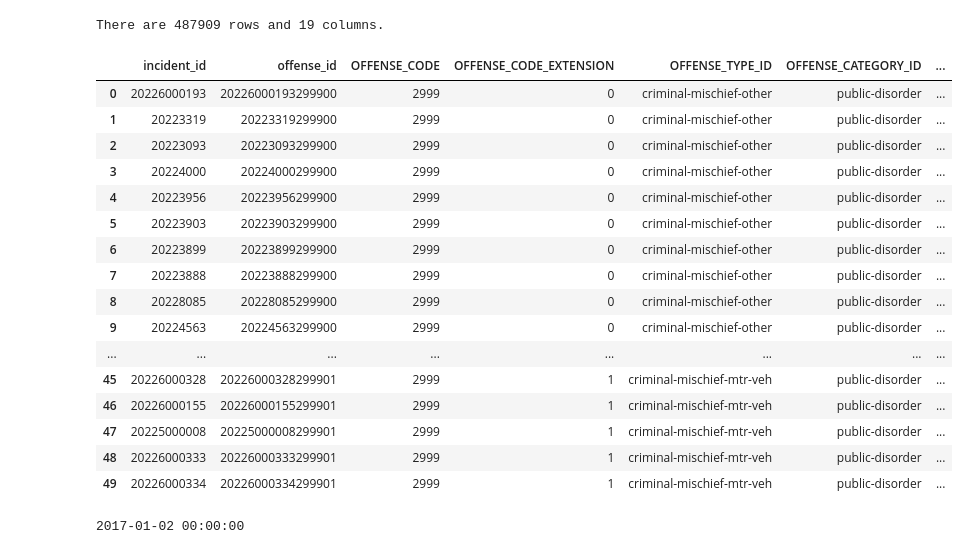
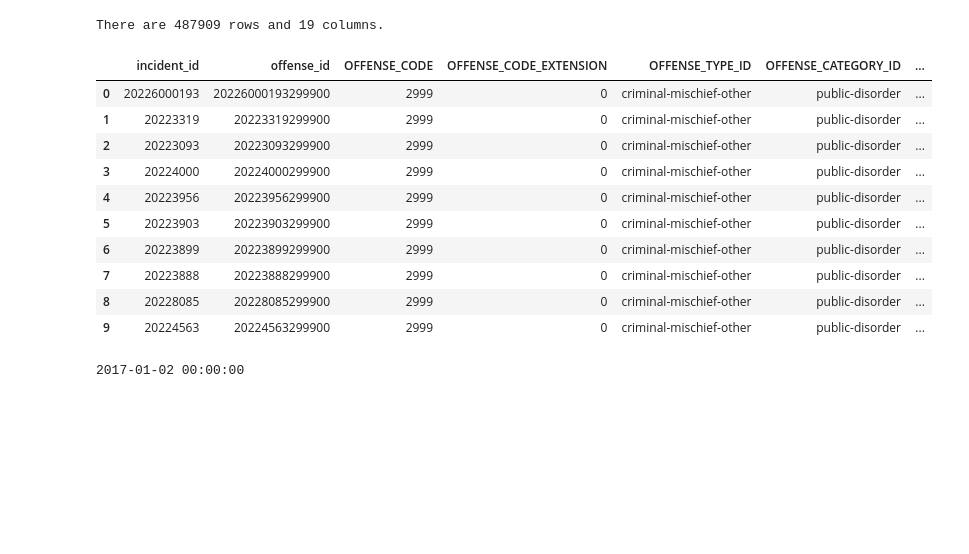
Before and after one commit to anzhelikasuchkova/Movie-Recommendation-Project, a Jupyter notebook: Crime_Data_Practice.ipynb, the cells around one changed output. Cells and saved outputs as stored; diff of their text form; code cells hidden in the pictures; blank space fills up the shorter version.

```diff
--- a/Crime_Data_Practice.ipynb
+++ b/Crime_Data_Practice.ipynb
@@ -19,25 +19,19 @@ print(f'There are {nRow} rows and {nCol} columns.')
 # %% [output]
 There are 487909 rows and 19 columns.
 # %%
-df.head(50)
+df.head(10)
 # %% [output]
 |  | incident_id | offense_id | OFFENSE_CODE | OFFENSE_CODE_EXTENSION | OFFENSE_TYPE_ID | OFFENSE_CATEGORY_ID | ... |
 | 0 | 20226000193 | 20226000193299900 | 2999 | 0 | criminal-mischief-other | public-disorder | ... |
 | 1 | 20223319 | 20223319299900 | 2999 | 0 | criminal-mischief-other | public-disorder | ... |
 | 2 | 20223093 | 20223093299900 | 2999 | 0 | criminal-mischief-other | public-disorder | ... |
 | 3 | 20224000 | 20224000299900 | 2999 | 0 | criminal-mischief-other | public-disorder | ... |
 | 4 | 20223956 | 20223956299900 | 2999 | 0 | criminal-mischief-other | public-disorder | ... |
 | 5 | 20223903 | 20223903299900 | 2999 | 0 | criminal-mischief-other | public-disorder | ... |
 | 6 | 20223899 | 20223899299900 | 2999 | 0 | criminal-mischief-other | public-disorder | ... |
 | 7 | 20223888 | 20223888299900 | 2999 | 0 | criminal-mischief-other | public-disorder | ... |
 | 8 | 20228085 | 20228085299900 | 2999 | 0 | criminal-mischief-other | public-disorder | ... |
 | 9 | 20224563 | 20224563299900 | 2999 | 0 | criminal-mischief-other | public-disorder | ... |
-| ... | ... | ... | ... | ... | ... | ... | ... |
-| 45 | 20226000328 | 20226000328299901 | 2999 | 1 | criminal-mischief-mtr-veh | public-disorder | ... |
-| 46 | 20226000155 | 20226000155299901 | 2999 | 1 | criminal-mischief-mtr-veh | public-disorder | ... |
-| 47 | 20225000008 | 20225000008299901 | 2999 | 1 | criminal-mischief-mtr-veh | public-disorder | ... |
-| 48 | 20226000333 | 20226000333299901 | 2999 | 1 | criminal-mischief-mtr-veh | public-disorder | ... |
-| 49 | 20226000334 | 20226000334299901 | 2999 | 1 | criminal-mischief-mtr-veh | public-disorder | ... |
 # %%
 df['FIRST_OCCURRENCE_DATE'] = df['FIRST_OCCURRENCE_DATE'].astype('datetime64[ns]')
 # %%
```
